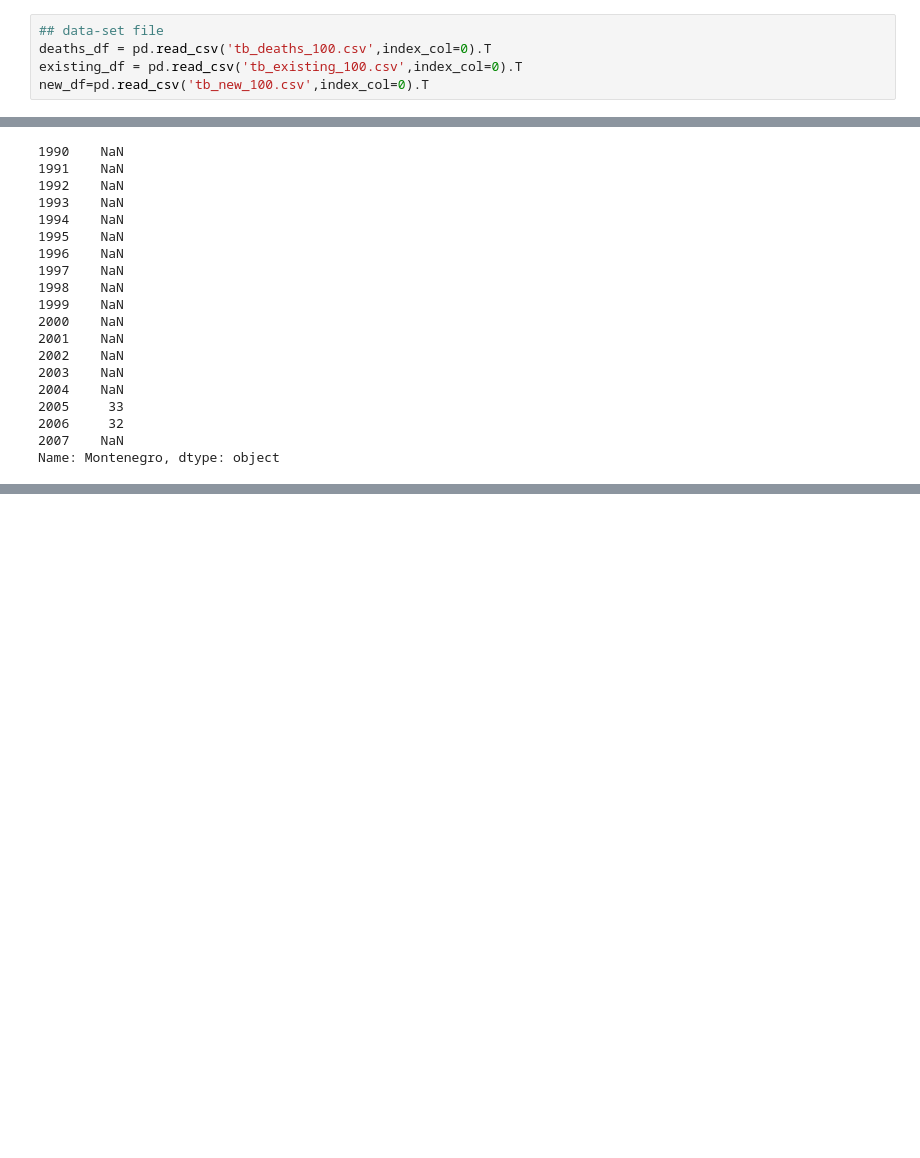
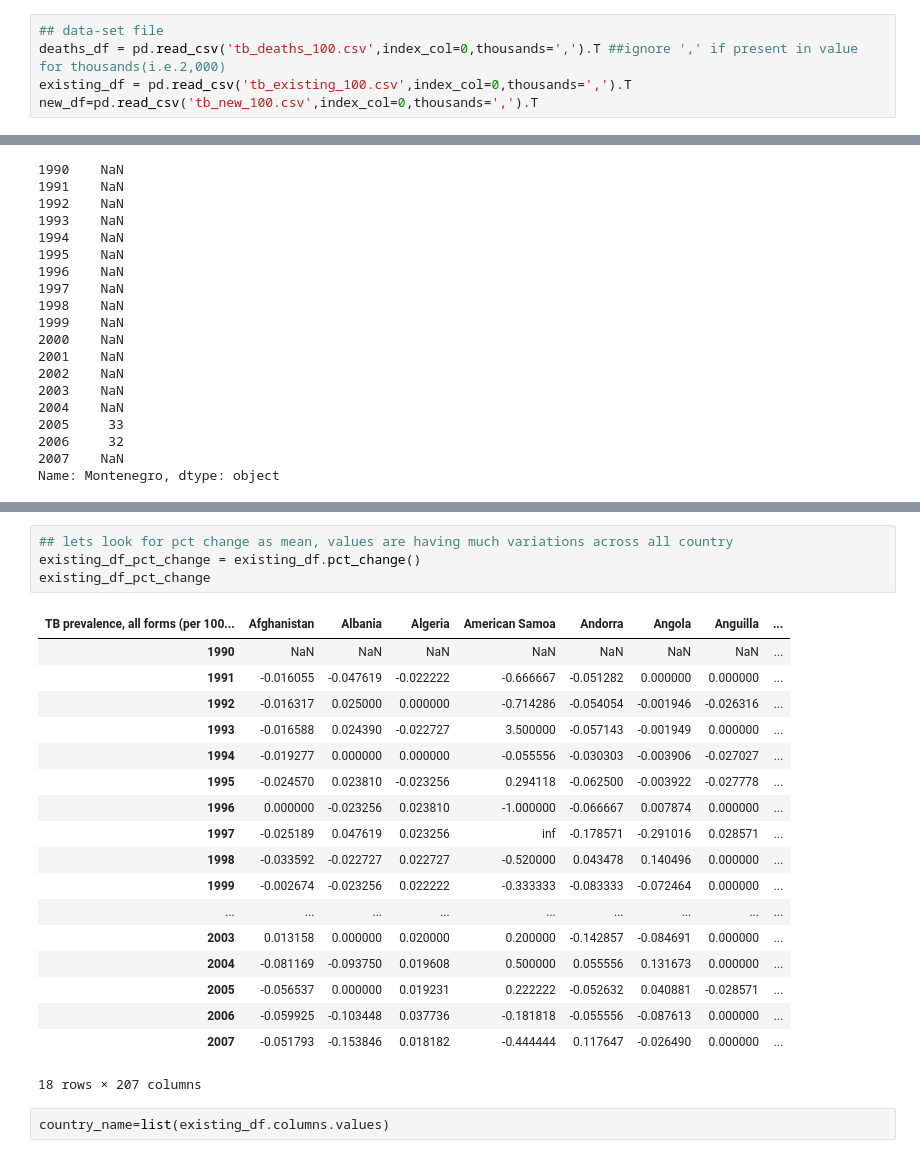
Before and after one commit to ranjeetgarodia/CaseStudy_EDA, a Jupyter notebook: CaseStudy_TB.ipynb, the cells around one changed output, grey strips where cells are left out. Cells and saved outputs as stored; diff of their text form; blank space fills up the shorter version.

```diff
--- a/CaseStudy_TB.ipynb
+++ b/CaseStudy_TB.ipynb
@@ -5,8 +5,8 @@ import seaborn as sns
 import matplotlib as plt
 # %%
 ## data-set file
-deaths_df = pd.read_csv('tb_deaths_100.csv',index_col=0).T
-existing_df = pd.read_csv('tb_existing_100.csv',index_col=0).T
-new_df=pd.read_csv('tb_new_100.csv',index_col=0).T
+deaths_df = pd.read_csv('tb_deaths_100.csv',index_col=0,thousands=',').T ##ignore ',' if present in value for thousands(i.e.2,000)
+existing_df = pd.read_csv('tb_existing_100.csv',index_col=0,thousands=',').T
+new_df=pd.read_csv('tb_new_100.csv',index_col=0,thousands=',').T
 # %%
 print('deaths_df data ---')
@@ -78,0 +117,25 @@ Name: Montenegro, dtype: object
+# %%
+## lets look for pct change as mean, values are having much variations across all country
+existing_df_pct_change = existing_df.pct_change()
+existing_df_pct_change
+# %% [output]
+| TB prevalence, all forms (per 100... | Afghanistan | Albania | Algeria | American Samoa | Andorra | Angola | Anguilla | ... |
+| 1990 | NaN | NaN | NaN | NaN | NaN | NaN | NaN | ... |
+| 1991 | -0.016055 | -0.047619 | -0.022222 | -0.666667 | -0.051282 | 0.000000 | 0.000000 | ... |
+| 1992 | -0.016317 | 0.025000 | 0.000000 | -0.714286 | -0.054054 | -0.001946 | -0.026316 | ... |
+| 1993 | -0.016588 | 0.024390 | -0.022727 | 3.500000 | -0.057143 | -0.001949 | 0.000000 | ... |
+| 1994 | -0.019277 | 0.000000 | 0.000000 | -0.055556 | -0.030303 | -0.003906 | -0.027027 | ... |
+| 1995 | -0.024570 | 0.023810 | -0.023256 | 0.294118 | -0.062500 | -0.003922 | -0.027778 | ... |
+| 1996 | 0.000000 | -0.023256 | 0.023810 | -1.000000 | -0.066667 | 0.007874 | 0.000000 | ... |
+| 1997 | -0.025189 | 0.047619 | 0.023256 | inf | -0.178571 | -0.291016 | 0.028571 | ... |
+| 1998 | -0.033592 | -0.022727 | 0.022727 | -0.520000 | 0.043478 | 0.140496 | 0.000000 | ... |
+| 1999 | -0.002674 | -0.023256 | 0.022222 | -0.333333 | -0.083333 | -0.072464 | 0.000000 | ... |
+| ... | ... | ... | ... | ... | ... | ... | ... | ... |
+| 2003 | 0.013158 | 0.000000 | 0.020000 | 0.200000 | -0.142857 | -0.084691 | 0.000000 | ... |
+| 2004 | -0.081169 | -0.093750 | 0.019608 | 0.500000 | 0.055556 | 0.131673 | 0.000000 | ... |
+| 2005 | -0.056537 | 0.000000 | 0.019231 | 0.222222 | -0.052632 | 0.040881 | -0.028571 | ... |
+| 2006 | -0.059925 | -0.103448 | 0.037736 | -0.181818 | -0.055556 | -0.087613 | 0.000000 | ... |
+| 2007 | -0.051793 | -0.153846 | 0.018182 | -0.444444 | 0.117647 | -0.026490 | 0.000000 | ... |
+18 rows × 207 columns
+# %%
+country_name=list(existing_df.columns.values)
```
Also changed, not shown: parts of 18 cells of this notebook.
